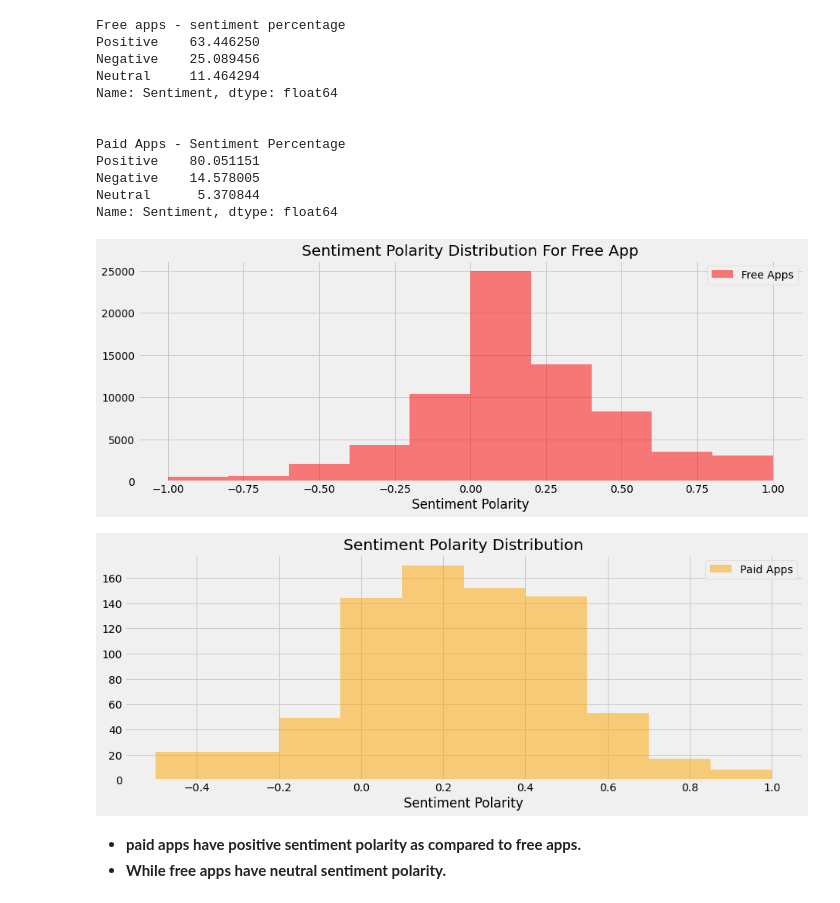
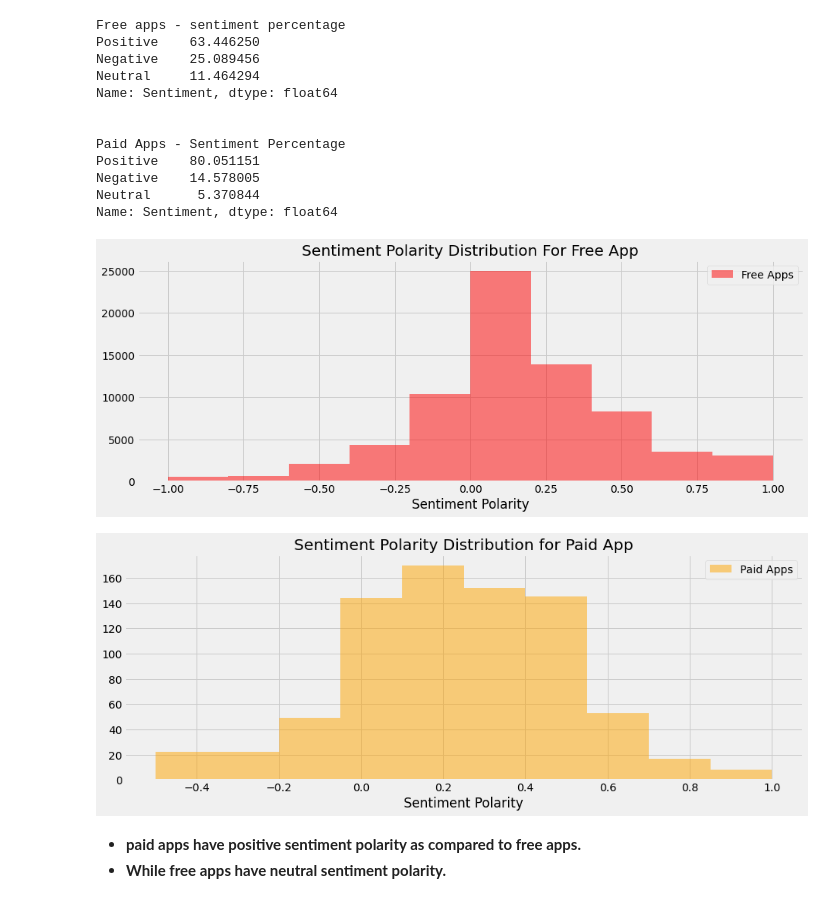
Before and after one commit to nehaa54/exploratory-data-analysis, a Jupyter notebook: Project_playstore_app_analysis_Neha_Jadhav.ipynb, the cells around one changed output. Cells and saved outputs as stored; diff of their text form; code cells hidden in the pictures.

```diff
--- a/Project_playstore_app_analysis_Neha_Jadhav.ipynb
+++ b/Project_playstore_app_analysis_Neha_Jadhav.ipynb
@@ -621,20 +634,20 @@ Name: Sentiment, dtype: float64
 # %%
 plt.figure(figsize=(14,5))
 plt.hist(free_apps["Sentiment_Polarity"], color="red",alpha=.5, label="Free Apps")
 plt.title('Sentiment Polarity Distribution For Free App')
 plt.xlabel('Sentiment Polarity')
 plt.legend(loc='upper right')
 plt.show()
 print("\n")
 plt.figure(figsize=(14,5))
 plt.hist(paid_apps["Sentiment_Polarity"], color="orange",alpha=.5, label="Paid Apps")
-plt.title('Sentiment Polarity Distribution')
+plt.title('Sentiment Polarity Distribution for Paid App')
 plt.xlabel('Sentiment Polarity')
 plt.legend(loc='upper right')
 plt.show()
 # %% [output]
 [figure]
-[figure, old version]
+[figure, new version]
 # %% [markdown]
 * **paid apps have positive sentiment polarity as compared to free apps.**
 * **While free apps have neutral sentiment polarity.**
```
Also changed, not shown: parts of 3 cells of this notebook.
